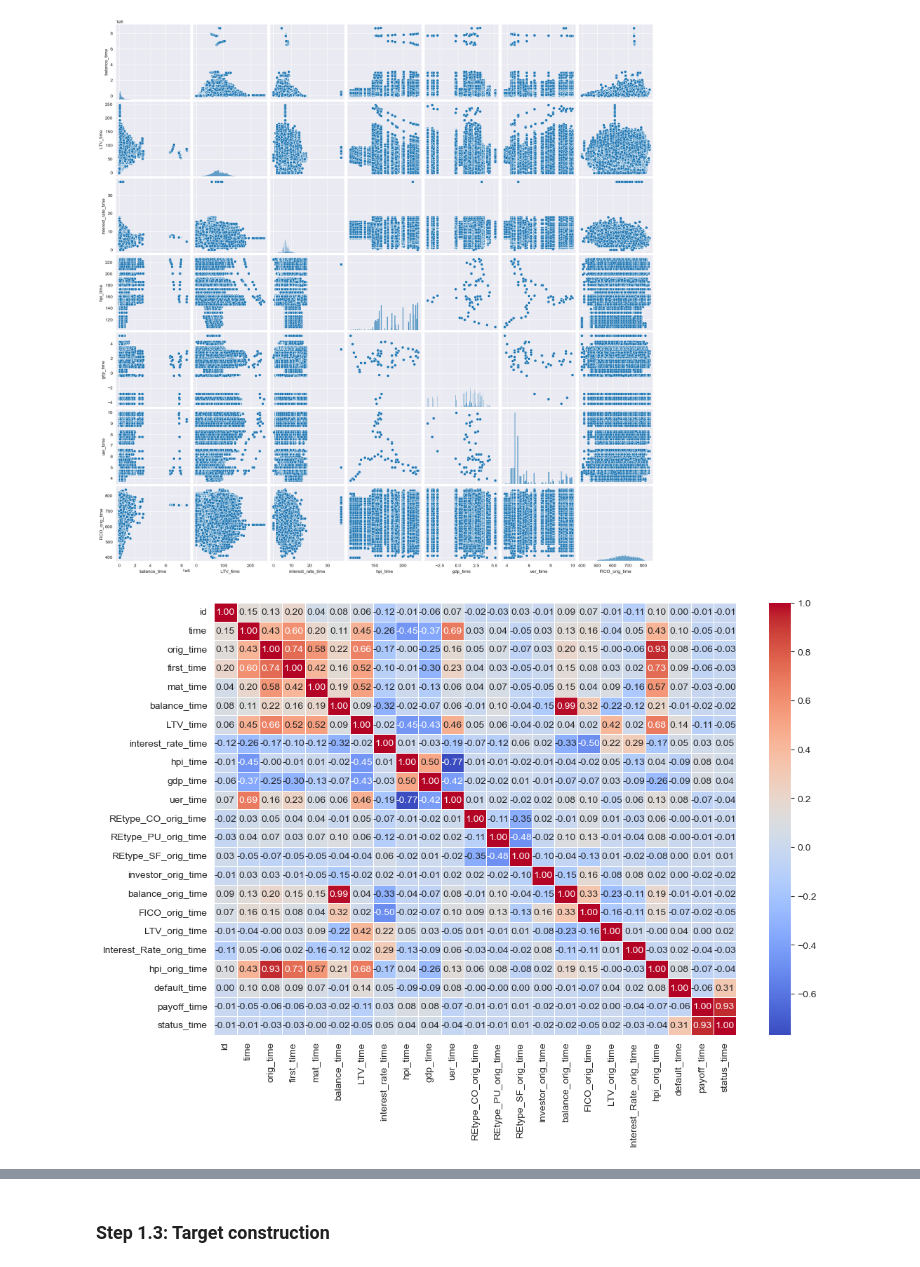
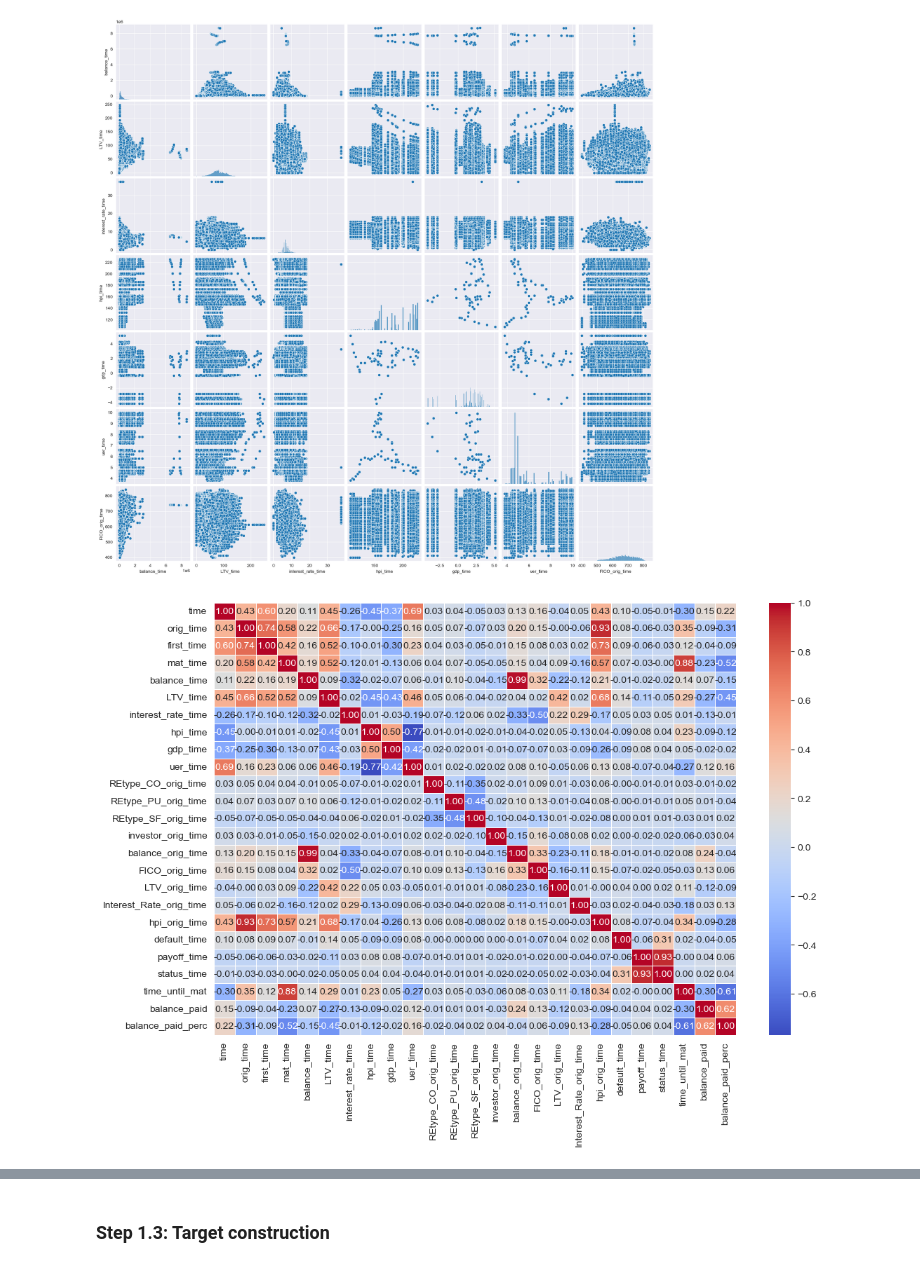
Before and after one commit to MaksimObukhov/pd_scorecard, a Jupyter notebook: main.ipynb, the cells around one changed output, grey strips where cells are left out. Cells and saved outputs as stored; diff of their text form; code cells hidden in the pictures.

Commit message:
Feature: add time_until_mat, balance_paid variables, balance_paid_perc

```diff
--- a/main.ipynb
+++ b/main.ipynb
@@ -77,0 +80,7 @@ Summary Statistics:
+# %%
+# balance orig time cannot be 0
+df_dev = df_dev[df_dev['balance_orig_time'] > 0]
+
+df_dev['time_until_mat'] = df_dev['mat_time'] - df_dev['time']
+df_dev['balance_paid'] = df_dev['balance_orig_time'] - df_dev['balance_time']
+df_dev['balance_paid_perc'] = df_dev['balance_paid'] / df_dev['balance_orig_time']
@@ -130,12 +151,12 @@ plt.show()
 [figure]
 # %%
  # Correlation heatmap
-correlation_matrix = df_dev.corr()
+correlation_matrix = df_dev.drop(columns=['id']).corr()
 plt.figure(figsize=(12, 8))
 sns.heatmap(correlation_matrix, annot=True, cmap='coolwarm', fmt='.2f', linewidths=0.5)
 plt.show()
 # %% [output]
-[figure, old version]
+[figure, new version]
 # %%
 # Plot distributions
 plt.figure(figsize=(12, 12))
```
Also changed, not shown: parts of 7 cells of this notebook.
